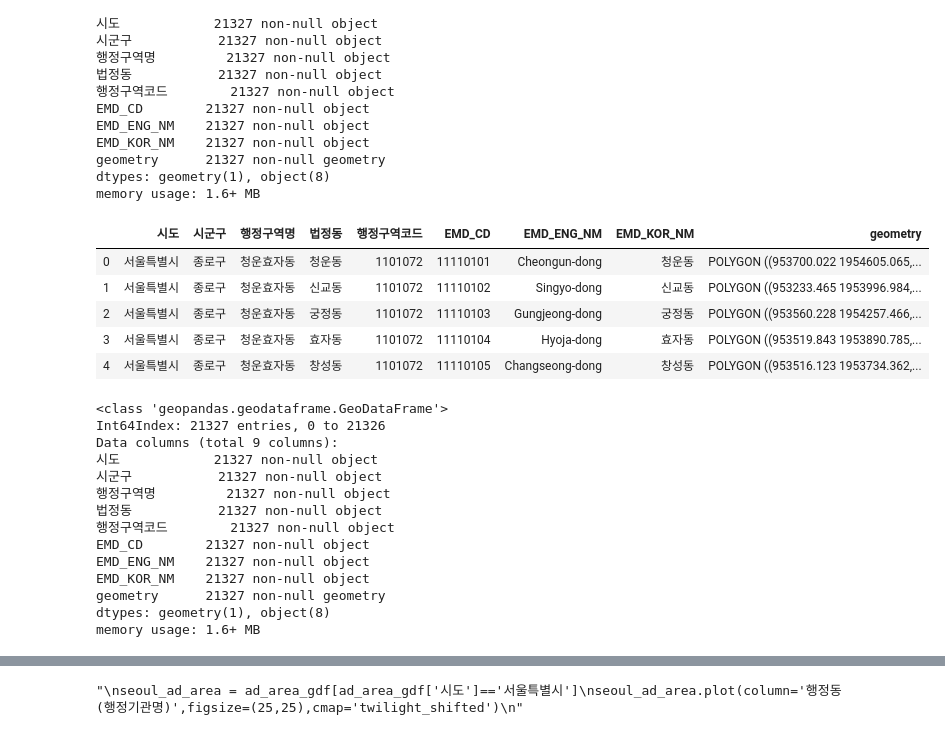
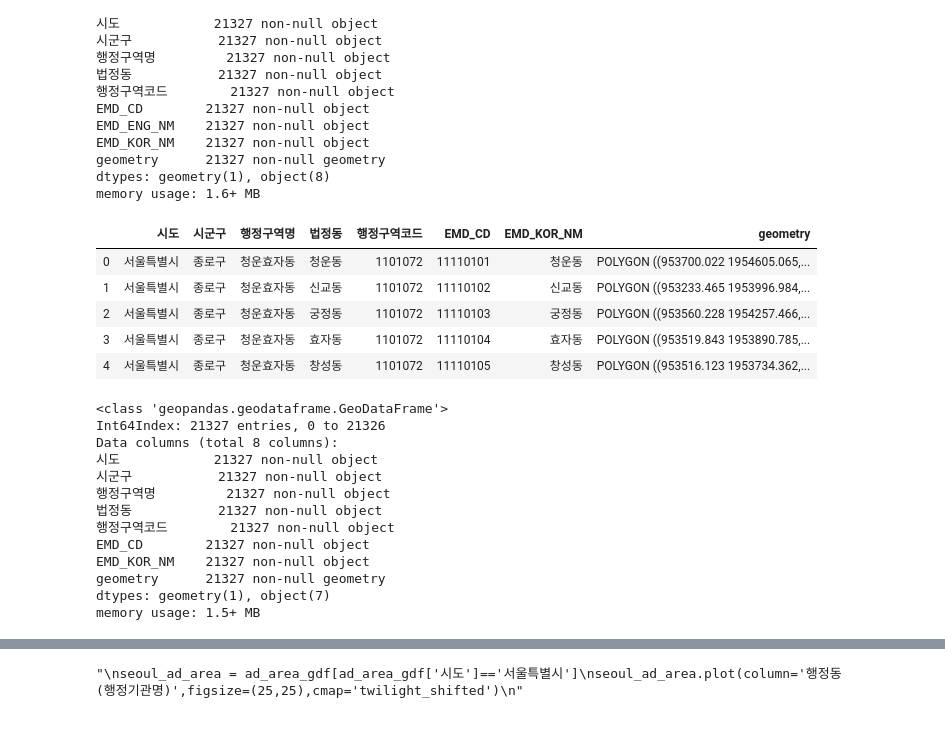
Before and after one commit to jiwon11/localDataAnalysis, a Jupyter notebook: destrict.ipynb, the cells around one changed output, grey strips where cells are left out. Drawn from its saved outputs; the diff is of its cells as text; code cells hidden in the pictures.

```diff
--- a/destrict.ipynb
+++ b/destrict.ipynb
@@ -144,29 +144,29 @@ dtypes: geometry(1), object(8)
 memory usage: 1.6+ MB
 # %%
 ad_area_gdf = gpd.GeoDataFrame(ad_area, geometry=ad_area['geometry'])
+ad_area_gdf.drop(['EMD_ENG_NM'], axis='columns', inplace=True)
 ad_area_gdf.head()
 # %% [output]
-|  | 시도 | 시군구 | 행정구역명 | 법정동 | 행정구역코드 | EMD_CD | EMD_ENG_NM | EMD_KOR_NM | geometry |
-| 0 | 서울특별시 | 종로구 | 청운효자동 | 청운동 | 1101072 | 11110101 | Cheongun-dong | 청운동 | POLYGON ((953700.022 1954605.065,... |
-| 1 | 서울특별시 | 종로구 | 청운효자동 | 신교동 | 1101072 | 11110102 | Singyo-dong | 신교동 | POLYGON ((953233.465 1953996.984,... |
-| 2 | 서울특별시 | 종로구 | 청운효자동 | 궁정동 | 1101072 | 11110103 | Gungjeong-dong | 궁정동 | POLYGON ((953560.228 1954257.466,... |
-| 3 | 서울특별시 | 종로구 | 청운효자동 | 효자동 | 1101072 | 11110104 | Hyoja-dong | 효자동 | POLYGON ((953519.843 1953890.785,... |
-| 4 | 서울특별시 | 종로구 | 청운효자동 | 창성동 | 1101072 | 11110105 | Changseong-dong | 창성동 | POLYGON ((953516.123 1953734.362,... |
+|  | 시도 | 시군구 | 행정구역명 | 법정동 | 행정구역코드 | EMD_CD | EMD_KOR_NM | geometry |
+| 0 | 서울특별시 | 종로구 | 청운효자동 | 청운동 | 1101072 | 11110101 | 청운동 | POLYGON ((953700.022 1954605.065,... |
+| 1 | 서울특별시 | 종로구 | 청운효자동 | 신교동 | 1101072 | 11110102 | 신교동 | POLYGON ((953233.465 1953996.984,... |
+| 2 | 서울특별시 | 종로구 | 청운효자동 | 궁정동 | 1101072 | 11110103 | 궁정동 | POLYGON ((953560.228 1954257.466,... |
+| 3 | 서울특별시 | 종로구 | 청운효자동 | 효자동 | 1101072 | 11110104 | 효자동 | POLYGON ((953519.843 1953890.785,... |
+| 4 | 서울특별시 | 종로구 | 청운효자동 | 창성동 | 1101072 | 11110105 | 창성동 | POLYGON ((953516.123 1953734.362,... |
 # %%
 ad_area_gdf.info()
 # %% [output]
 <class 'geopandas.geodataframe.GeoDataFrame'>
 Int64Index: 21327 entries, 0 to 21326
-Data columns (total 9 columns):
+Data columns (total 8 columns):
 시도            21327 non-null object
 시군구           21327 non-null object
 행정구역명         21327 non-null object
 법정동           21327 non-null object
 행정구역코드        21327 non-null object
 EMD_CD        21327 non-null object
-EMD_ENG_NM    21327 non-null object
 EMD_KOR_NM    21327 non-null object
 geometry      21327 non-null geometry
-dtypes: geometry(1), object(8)
-memory usage: 1.6+ MB
+dtypes: geometry(1), object(7)
+memory usage: 1.5+ MB
 # %%
```
Also changed, not shown: parts of 2 cells of this notebook.
